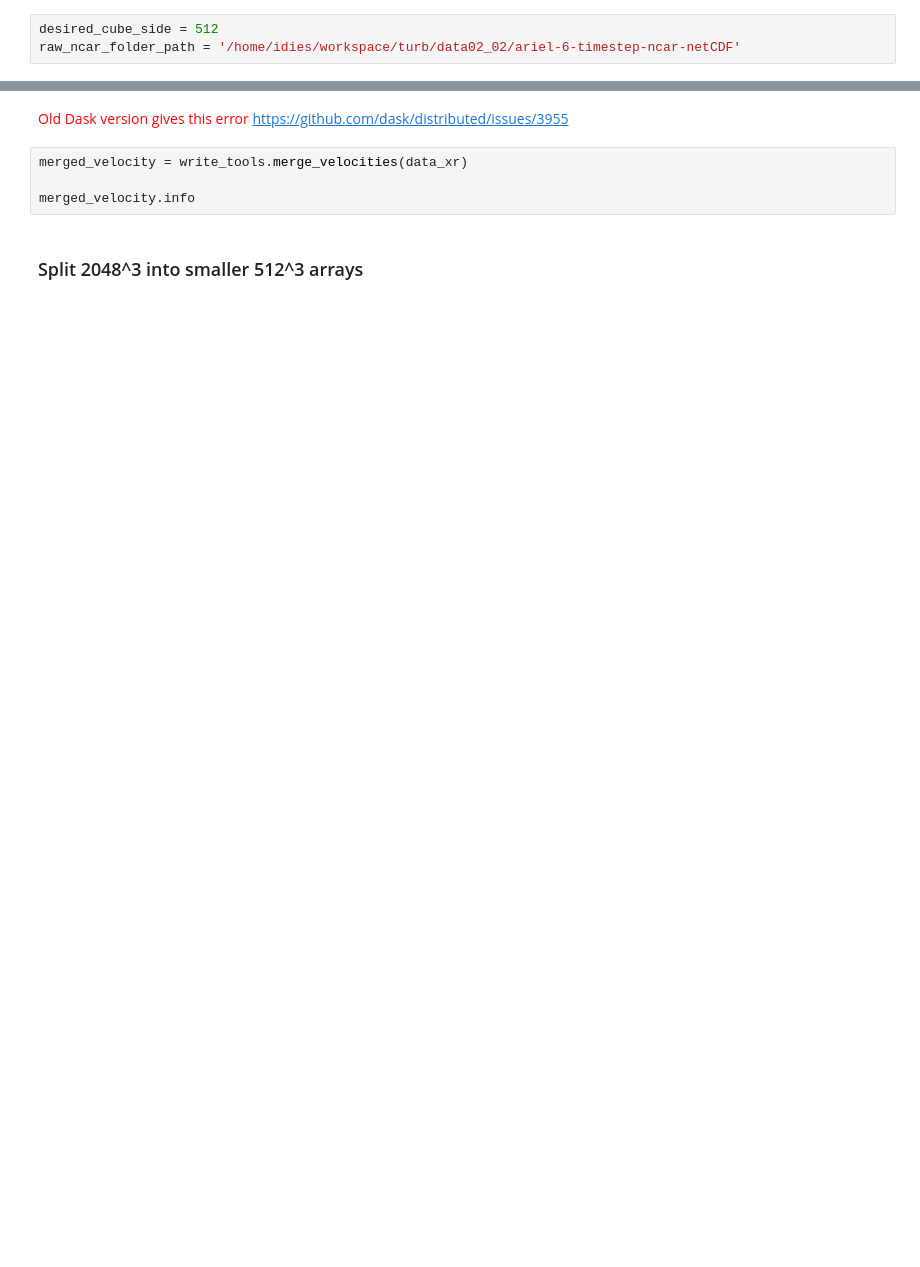
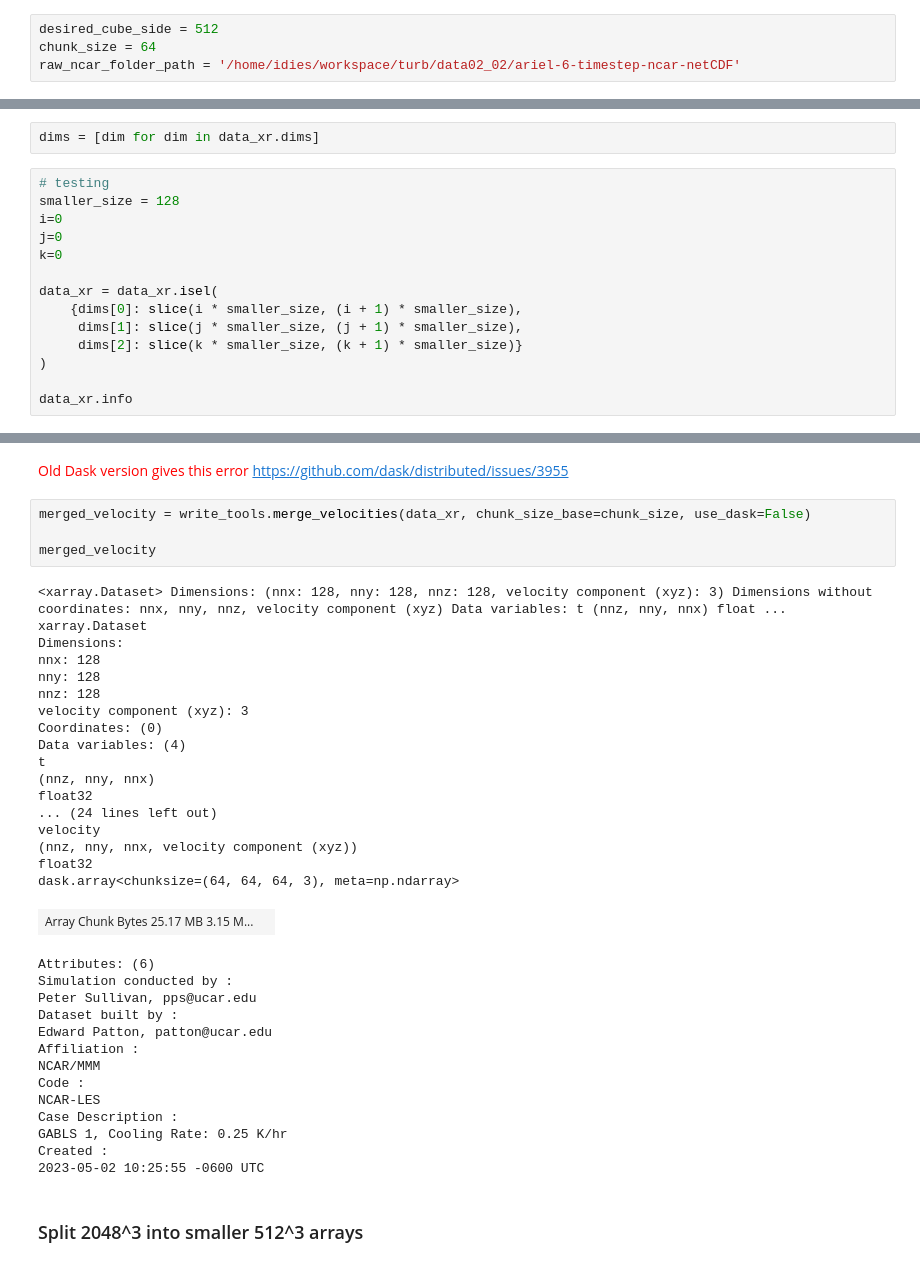
Before and after one commit to ariellubonja/ncar-zarr-code, a Jupyter notebook: zarr_writing/NCAR-to-FileDB-RoundRobin-Zarr.ipynb, the cells around one changed output, grey strips where cells are left out. Cells and saved outputs as stored; diff of their text form; blank space fills up the shorter version.

Commit message:
Filled in and tested NCAR-to-FileDB until Z-order part

```diff
--- a/zarr_writing/NCAR-to-FileDB-RoundRobin-Zarr.ipynb
+++ b/zarr_writing/NCAR-to-FileDB-RoundRobin-Zarr.ipynb
@@ -2,5 +2,6 @@
 ## Convert all netCDF NCAR timestep files to Zarr 512 arrays, with Grouped Velocity components, with (64,64,64) chunk size, round-robined across FileDB nodes (spatially using Z-order)
 # %%
 desired_cube_side = 512
+chunk_size = 64
 raw_ncar_folder_path = '/home/idies/workspace/turb/data02_02/ariel-6-timestep-ncar-netCDF'
 # %%
@@ -38,3 +41,19 @@ Attributes:
     Created:                  2023-05-02 10:25:55 -0600 UTC>
 # %% [markdown]
 ## Group 3 velocity components together
+# %%
+dims = [dim for dim in data_xr.dims]
+# %%
+# testing
+smaller_size = 128
+i=0
+j=0
+k=0
+
+data_xr = data_xr.isel(
+    {dims[0]: slice(i * smaller_size, (i + 1) * smaller_size),
+     dims[1]: slice(j * smaller_size, (j + 1) * smaller_size),
+     dims[2]: slice(k * smaller_size, (k + 1) * smaller_size)}
+)
+
+data_xr.info
@@ -41,8 +78,40 @@ Attributes:
 # %% [markdown]
 <font color="red">Old Dask version gives this error https://github.com/dask/distributed/issues/3955</font>
 # %%
-merged_velocity = write_tools.merge_velocities(data_xr)
+merged_velocity = write_tools.merge_velocities(data_xr, chunk_size_base=chunk_size, use_dask=False)
 
-merged_velocity.info
+merged_velocity
+# %% [output]
+<xarray.Dataset> Dimensions: (nnx: 128, nny: 128, nnz: 128, velocity component (xyz): 3) Dimensions without coordinates: nnx, nny, nnz, velocity component (xyz) Data variables: t (nnz, nny, nnx) float ...
+xarray.Dataset
+Dimensions:
+nnx: 128
+nny: 128
+nnz: 128
+velocity component (xyz): 3
+Coordinates: (0)
+Data variables: (4)
+t
+(nnz, nny, nnx)
+float32
+... (24 lines left out)
+velocity
+(nnz, nny, nnx, velocity component (xyz))
+float32
+dask.array<chunksize=(64, 64, 64, 3), meta=np.ndarray>
+| Array Chunk Bytes 25.17 MB 3.15 M... |  |
+Attributes: (6)
+Simulation conducted by :
+Peter Sullivan, pps@ucar.edu
+Dataset built by :
+Edward Patton, patton@ucar.edu
+Affiliation :
+NCAR/MMM
+Code :
+NCAR-LES
+Case Description :
+GABLS 1, Cooling Rate: 0.25 K/hr
+Created :
+2023-05-02 10:25:55 -0600 UTC
 # %% [markdown]
 ### Split 2048^3 into smaller 512^3 arrays
```
Also changed, not shown: parts of 7 cells of this notebook.
